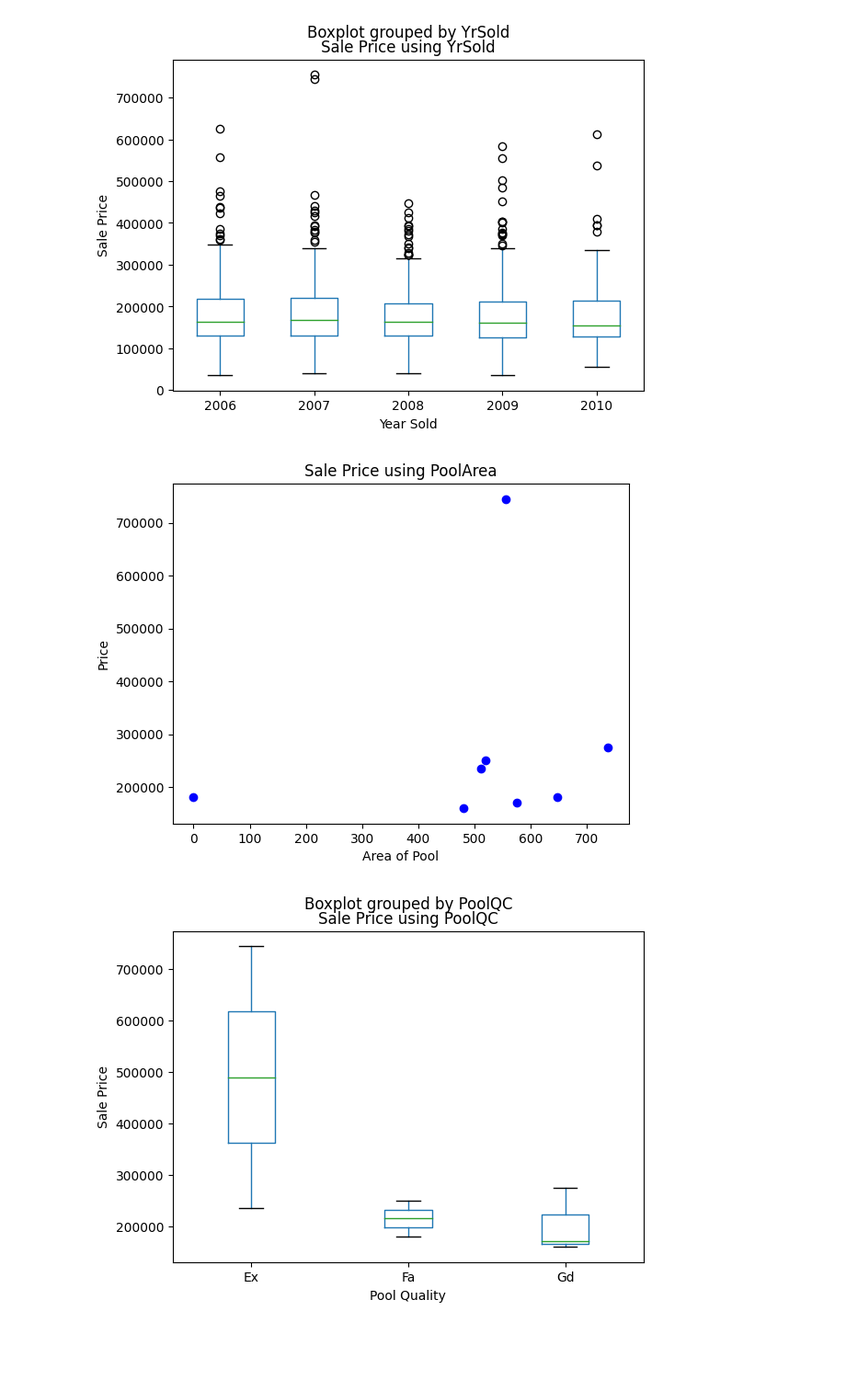
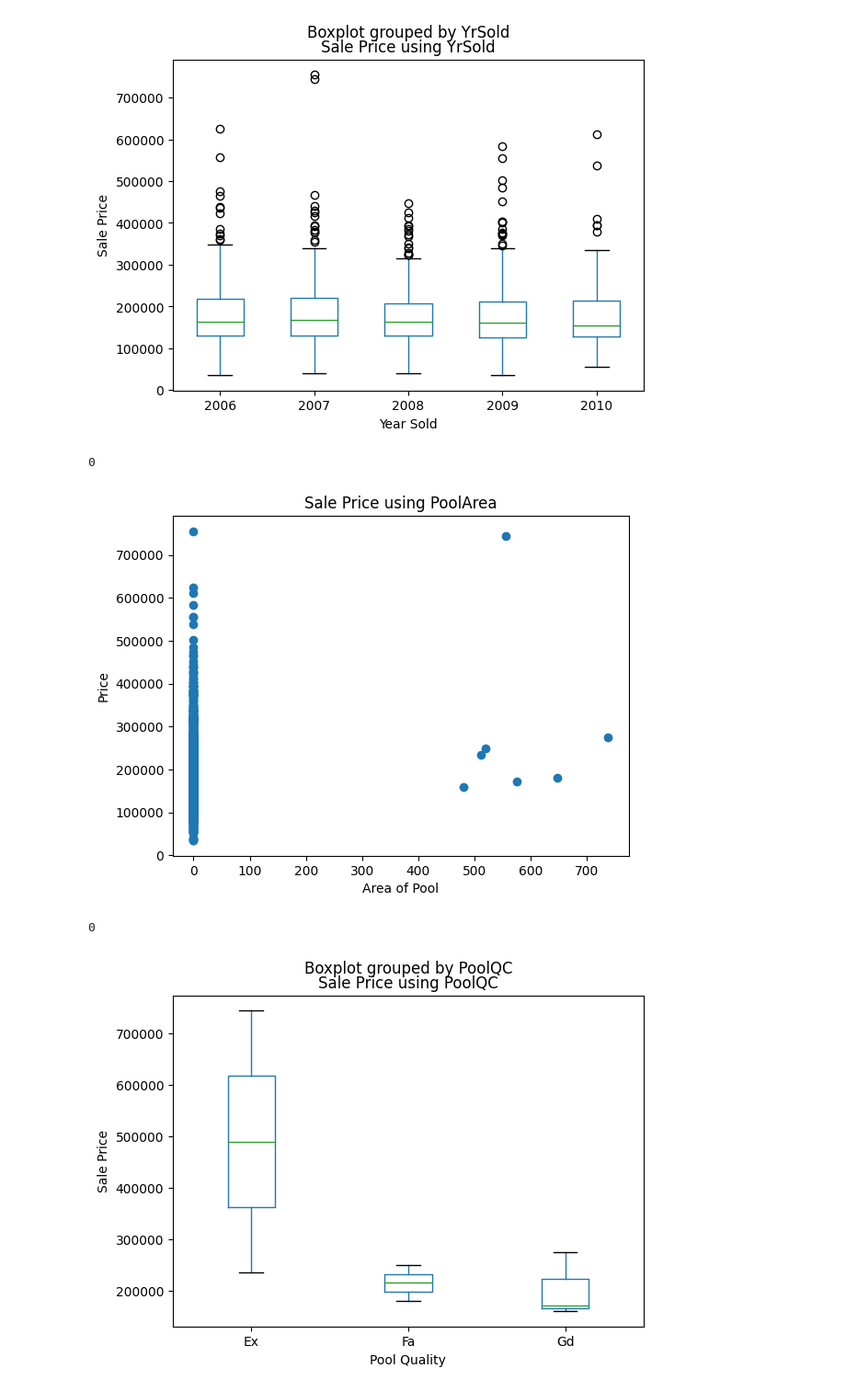
Before and after one commit to Bestakdv/vhs-intro-ai, a Jupyter notebook: exercise-explore-your-data.ipynb, the cells around one changed output. Shown at 92% size. Cells and saved outputs as stored; diff of their text form; code cells hidden in the pictures; blank space fills up the shorter version.

```diff
--- a/exercise-explore-your-data.ipynb
+++ b/exercise-explore-your-data.ipynb
@@ -96,23 +96,30 @@ plt.ylabel('Sale Price')
 plt.show()
 # %% [output]
 [figure]
+# %%
+home_data['YrSold'].isna().sum()
+# %% [output]
+0
 # %%
 import matplotlib.pyplot as plt
 import pandas as pd
 
-test = home_data.groupby('PoolArea')['SalePrice'].mean().reset_index()
 
 
-plt.scatter(test['PoolArea'], test['SalePrice'], color='blue')
+plt.scatter(home_data.PoolArea, home_data.SalePrice)
 
 plt.title('Sale Price using PoolArea')
 plt.xlabel('Area of Pool')
 plt.ylabel('Price')
 
 
 plt.show()
 # %% [output]
-[figure, old version]
+[figure, new version]
+# %%
+home_data['PoolArea'].isna().sum()
+# %% [output]
+0
 # %%
 import matplotlib.pyplot as plt
 import pandas as pd
```
Also changed, not shown: parts of 4 cells of this notebook.
